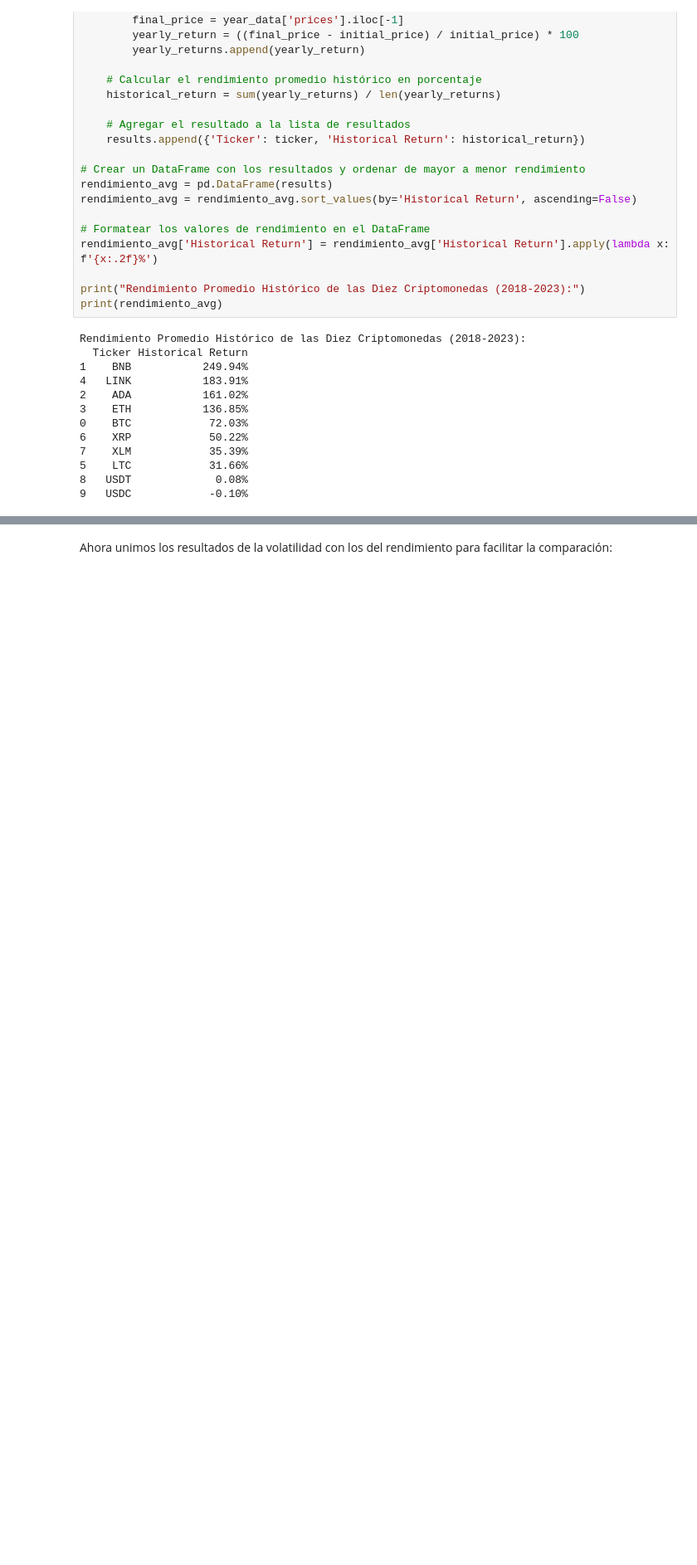
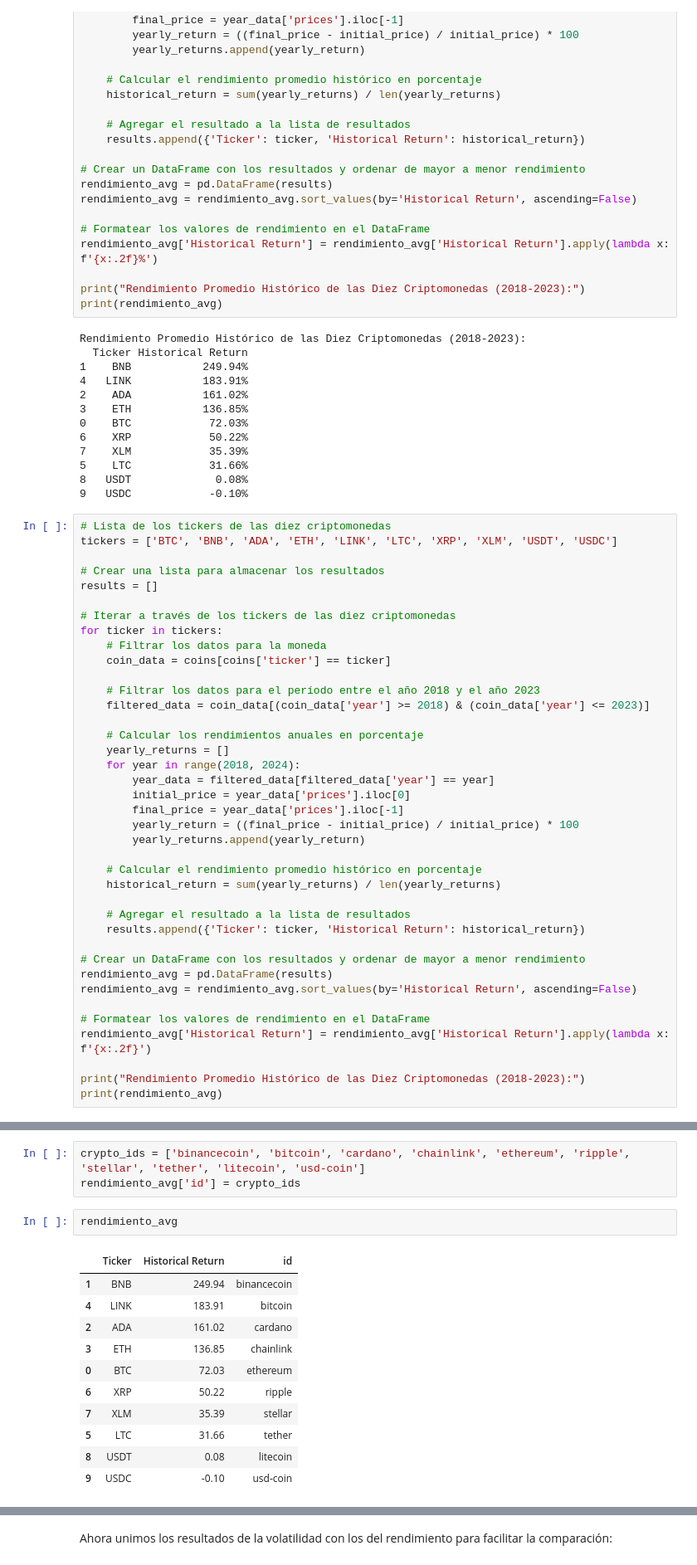
Before and after one commit to Nortsand/Project-2_Cryptocurrency_Analytics, a Jupyter notebook: EDA.ipynb, the cells around one changed output, grey strips where cells are left out. Shown at 83% size. Cells and saved outputs as stored; diff of their text form; blank space fills up the shorter version.

```diff
--- a/EDA.ipynb
+++ b/EDA.ipynb
@@ -461,3 +461,42 @@ Rendimiento Promedio Histórico de las Diez Criptomonedas (2018-2023):
 5    LTC            31.66%
 8   USDT             0.08%
 9   USDC            -0.10%
+# %%
+# Lista de los tickers de las diez criptomonedas
+tickers = ['BTC', 'BNB', 'ADA', 'ETH', 'LINK', 'LTC', 'XRP', 'XLM', 'USDT', 'USDC']
+
+# Crear una lista para almacenar los resultados
+results = []
+
+# Iterar a través de los tickers de las diez criptomonedas
+for ticker in tickers:
+    # Filtrar los datos para la moneda
+    coin_data = coins[coins['ticker'] == ticker]
+
+    # Filtrar los datos para el período entre el año 2018 y el año 2023
+    filtered_data = coin_data[(coin_data['year'] >= 2018) & (coin_data['year'] <= 2023)]
+
+    # Calcular los rendimientos anuales en porcentaje
+    yearly_returns = []
+    for year in range(2018, 2024):
+        year_data = filtered_data[filtered_data['year'] == year]
+        initial_price = year_data['prices'].iloc[0]
+        final_price = year_data['prices'].iloc[-1]
+        yearly_return = ((final_price - initial_price) / initial_price) * 100
+        yearly_returns.append(yearly_return)
+
+    # Calcular el rendimiento promedio histórico en porcentaje
+    historical_return = sum(yearly_returns) / len(yearly_returns)
+
+    # Agregar el resultado a la lista de resultados
+    results.append({'Ticker': ticker, 'Historical Return': historical_return})
+
+# Crear un DataFrame con los resultados y ordenar de mayor a menor rendimiento
+rendimiento_avg = pd.DataFrame(results)
+rendimiento_avg = rendimiento_avg.sort_values(by='Historical Return', ascending=False)
+
+# Formatear los valores de rendimiento en el DataFrame
+rendimiento_avg['Historical Return'] = rendimiento_avg['Historical Return'].apply(lambda x: f'{x:.2f}')
+
+print("Rendimiento Promedio Histórico de las Diez Criptomonedas (2018-2023):")
+print(rendimiento_avg)
@@ -463,0 +518,17 @@ Rendimiento Promedio Histórico de las Diez Criptomonedas (2018-2023):
+# %%
+crypto_ids = ['binancecoin', 'bitcoin', 'cardano', 'chainlink', 'ethereum', 'ripple', 'stellar', 'tether', 'litecoin', 'usd-coin']
+rendimiento_avg['id'] = crypto_ids
+# %%
+rendimiento_avg
+# %% [output]
+|  | Ticker | Historical Return | id |
+| 1 | BNB | 249.94 | binancecoin |
+| 4 | LINK | 183.91 | bitcoin |
+| 2 | ADA | 161.02 | cardano |
+| 3 | ETH | 136.85 | chainlink |
+| 0 | BTC | 72.03 | ethereum |
+| 6 | XRP | 50.22 | ripple |
+| 7 | XLM | 35.39 | stellar |
+| 5 | LTC | 31.66 | tether |
+| 8 | USDT | 0.08 | litecoin |
+| 9 | USDC | -0.10 | usd-coin |
```
Also changed, not shown: parts of 13 cells of this notebook, 7 other files.
